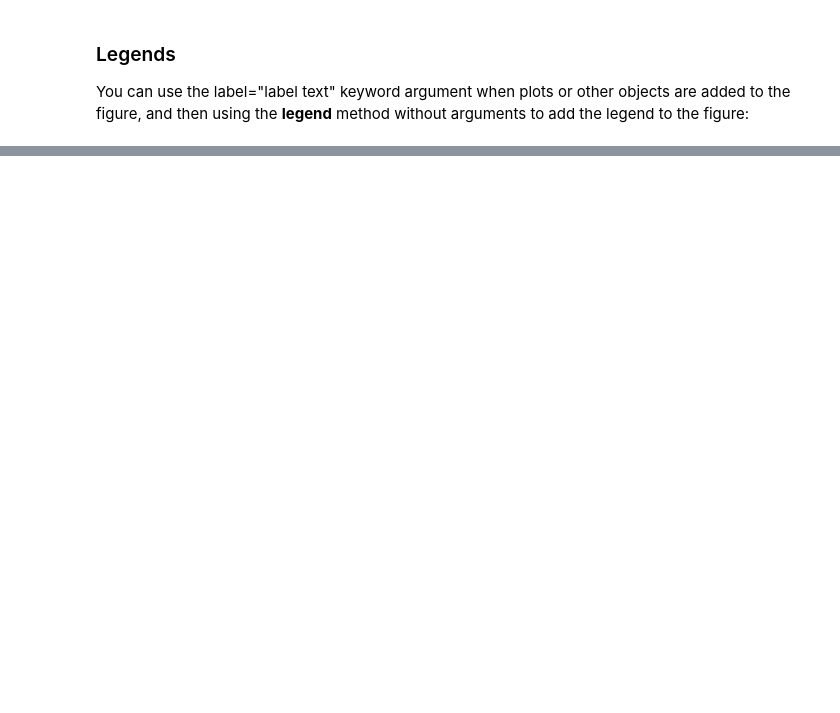
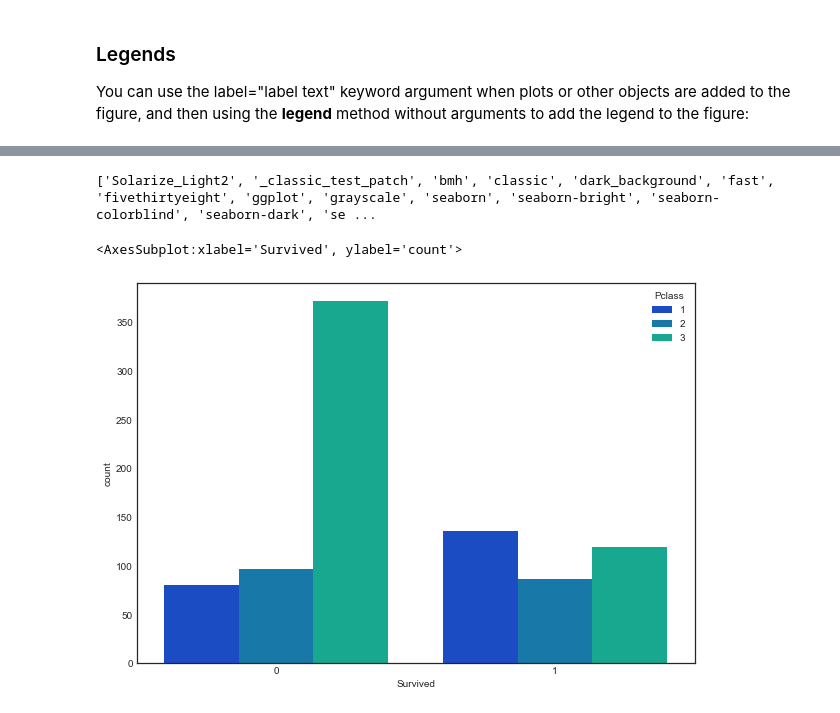
Before and after one commit to carlonicolo/linear-algebra-python-specialization, a Jupyter notebook: 1-intro-linear-algebra-python/Doing more with graphs in Python.ipynb, the cells around one changed output, grey strips where cells are left out. Saved outputs shown, nothing was run; the diff lists cells and outputs as text; code cells hidden in the pictures; blank space fills up the shorter version.

Commit message:
Other types of graphs in Python

```diff
--- a/1-intro-linear-algebra-python/Doing more with graphs in Python.ipynb
+++ b/1-intro-linear-algebra-python/Doing more with graphs in Python.ipynb
@@ -149,0 +161,19 @@ fig
+# %%
+print(plt.style.available)
+# %% [output]
+['Solarize_Light2', '_classic_test_patch', 'bmh', 'classic', 'dark_background', 'fast', 'fivethirtyeight', 'ggplot', 'grayscale', 'seaborn', 'seaborn-bright', 'seaborn-colorblind', 'seaborn-dark', 'se ...
+# %%
+#plt.style.use('fivethirtypeeight')
+#plt.style.use('Solarize_Light2')
+#plt.style.use('bmh')
+#plt.style.use('classic')
+#plt.style.use('seaborn-deep')
+#plt.style.use('seaborn-talk')
+plt.style.use('seaborn-white')
+# %%
+titanic_df = pd.read_csv('titanic_train.csv')
+plt.figure(figsize=(10,7))
+sns.countplot(x='Survived', data=titanic_df, hue='Pclass', palette='winter')
+# %% [output]
+<AxesSubplot:xlabel='Survived', ylabel='count'>
+[figure, added]
```
Also changed, not shown: parts of 16 cells of this notebook, 1 other file.
